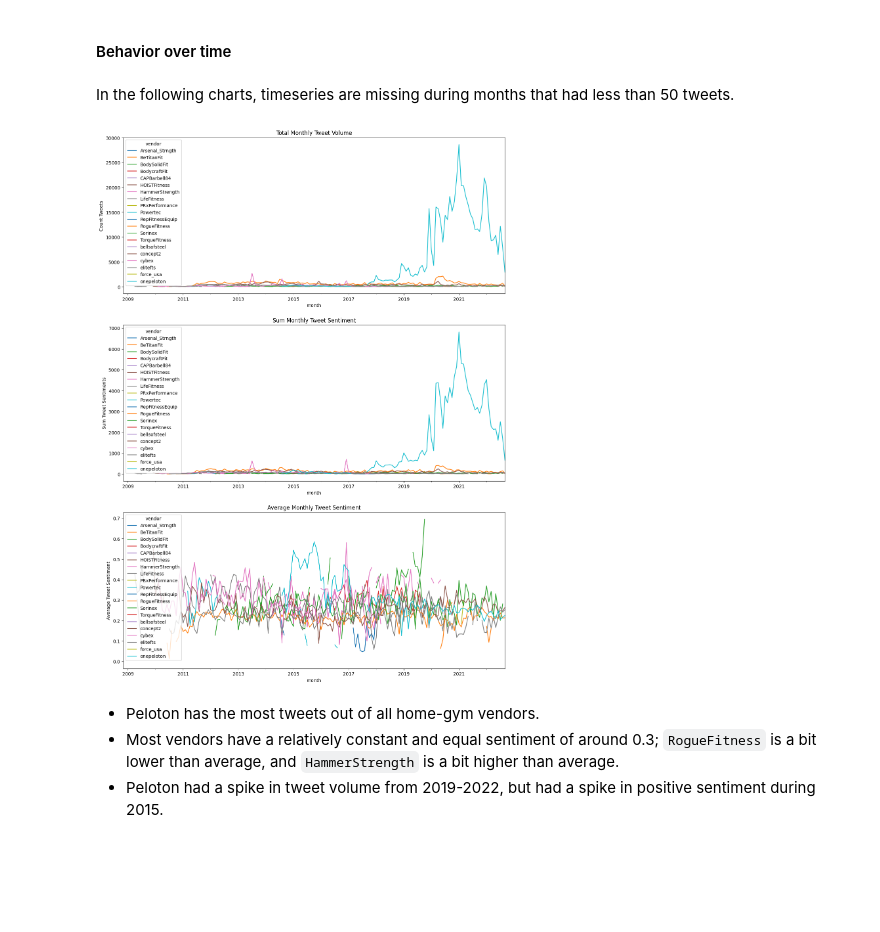
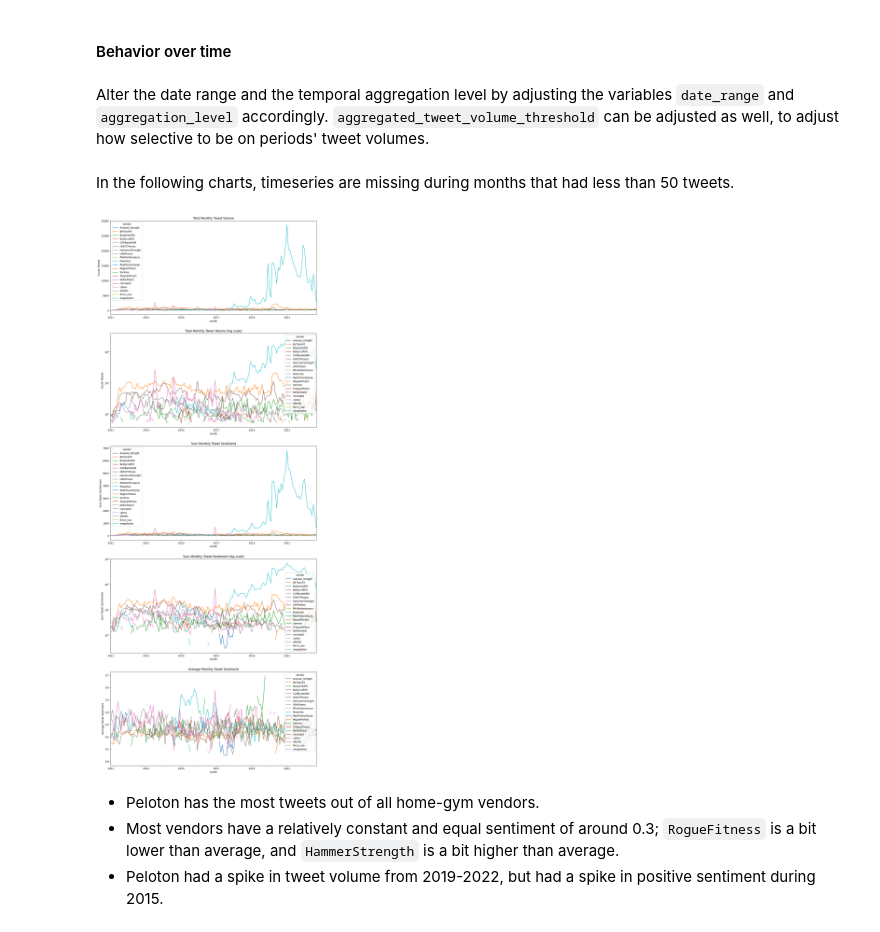
Before and after one commit to bfeif/gym-vendor-analysis, a Jupyter notebook: notebooks/01-proof-of-concept.ipynb, the cells around one changed output. Saved outputs shown, nothing was run; the diff lists cells and outputs as text; code cells hidden in the pictures; blank space fills up the shorter version.

Commit message:
Updated notebook with cleaned header information; added to charts optional date-range limiting; added log-scale charts; added to charts optional selection of temporal aggregation-level.

```diff
--- a/notebooks/01-proof-of-concept.ipynb
+++ b/notebooks/01-proof-of-concept.ipynb
@@ -293,34 +296,64 @@ Loading data from ../data/tweet_df.parquet.
 # %% [markdown]
 #### Behavior over time
+# %%
+aggregation_level_period_mapping = {"month": "M", "year": "Y"}
+# %% [markdown]
+Alter the date range and the temporal aggregation level by adjusting the variables `date_range` and `aggregation_level` accordingly. `aggregated_tweet_volume_threshold` can be adjusted as well, to adjust how selective to be on periods' tweet volumes.
+# %%
+date_range = (dt.date(2011, 1, 1), dt.date(2022, 10, 1))
+aggregation_level = "month"
+aggregation_level_period = aggregation_level_period_mapping[aggregation_level]
+aggregated_tweet_volume_threshold = 50
 # %%
-monthly_tweet_volume_threshold = 50
-printmd(f"In the following charts, timeseries are missing during months that had less than {monthly_tweet_volume_threshold} tweets.")
-fig, axs = plt.subplots(3, 1, figsize=(15, 21))
-for plt_index, val, aggfunc, chart_name, chart_ylabel in [
-    (0, "tweet_id", "count", "Total Monthly Tweet Volume", "Count Tweets"),
-    (1, "sentiment", "sum", "Sum Monthly Tweet Sentiment", "Sum Tweet Sentiments"),
-    (2, "sentiment", "mean", "Average Monthly Tweet Sentiment", "Average Tweet Sentiment")]:
+printmd(f"In the following charts, timeseries are missing during {aggregation_level}s that had less than {aggregated_tweet_volume_threshold} tweets.")
+
+# prepare charts
+chart_height = 8
+chart_configurations_list = [
+    (0, "tweet_id", "count", "Total Monthly Tweet Volume", "Count Tweets", None),
+    (1, "tweet_id", "count", "Total Monthly Tweet Volume", "Count Tweets", "log"),
+    (2, "sentiment", "sum", "Sum Monthly Tweet Sentiment", "Sum Tweet Sentiments", None),
+    (3, "sentiment", "sum", "Sum Monthly Tweet Sentiment", "Sum Tweet Sentiments", "log"),
+    (4, "sentiment", "mean", "Average Monthly Tweet Sentiment", "Average Tweet Sentiment", None)
+]
+fig, axs = plt.subplots(len(chart_configurations_list), 1, figsize=(15, chart_height * len(chart_configurations_list)))
+
+# execute plotting for each chart
+for plt_index, val, aggfunc, chart_name, chart_ylabel, chart_yscale in chart_configurations_list:
+
+    # execute aggregate measurements
     count = (tweet_df
-             .assign(**{"month": tweet_df.pd_datetime.dt.to_period('M')})
-             .pivot_table(index="month",
+             .assign(**{aggregation_level: tweet_df.pd_datetime.dt.to_period(aggregation_level_period)})
+             .pivot_table(index=aggregation_level,
                           columns="vendor",
                           values="tweet_id",
                           aggfunc="count")
             )
     result = (tweet_df
-              .assign(**{"month": tweet_df.pd_datetime.dt.to_period('M')})
-              .pivot_table(index="month",
+              .assign(**{aggregation_level: tweet_df.pd_datetime.dt.to_period(aggregation_level_period)})
+              .pivot_table(index=aggregation_level,
                            columns="vendor",
                            values=val,
                            aggfunc=aggfunc))
-    result[count <= monthly_tweet_volume_threshold] = np.nan
+
+    # index to only the date range we care about
+    date_range_index = pd.date_range(date_range[0], date_range[1], freq=aggregation_level_period).to_period(aggregation_level_period)
+    count = count.loc[date_range_index, :]
+    result = result.loc[date_range_index, :]
+
+    # remove months with insufficient data volume
+    result[count <= aggregated_tweet_volume_threshold] = np.nan
+
+    # plot
     result.plot(ax=axs[plt_index])
-    axs[plt_index].set_title(chart_name)
+    axs[plt_index].set_title(chart_name if chart_yscale is None else f"{chart_name} ({chart_yscale} scale)")
     axs[plt_index].set_ylabel(chart_ylabel)
+    if chart_yscale is not None:
+        axs[plt_index].set_yscale(chart_yscale)
 plt.show()
 # %% [output]
 In the following charts, timeseries are missing during months that had less than 50 tweets.
-[figure, old version]
+[figure, new version]
 # %% [markdown]
 - Peloton has the most tweets out of all home-gym vendors.
 - Most vendors have a relatively constant and equal sentiment of around 0.3; `RogueFitness` is a bit lower than average, and `HammerStrength` is a bit higher than average.
```
Also changed, not shown: parts of 7 cells of this notebook.
